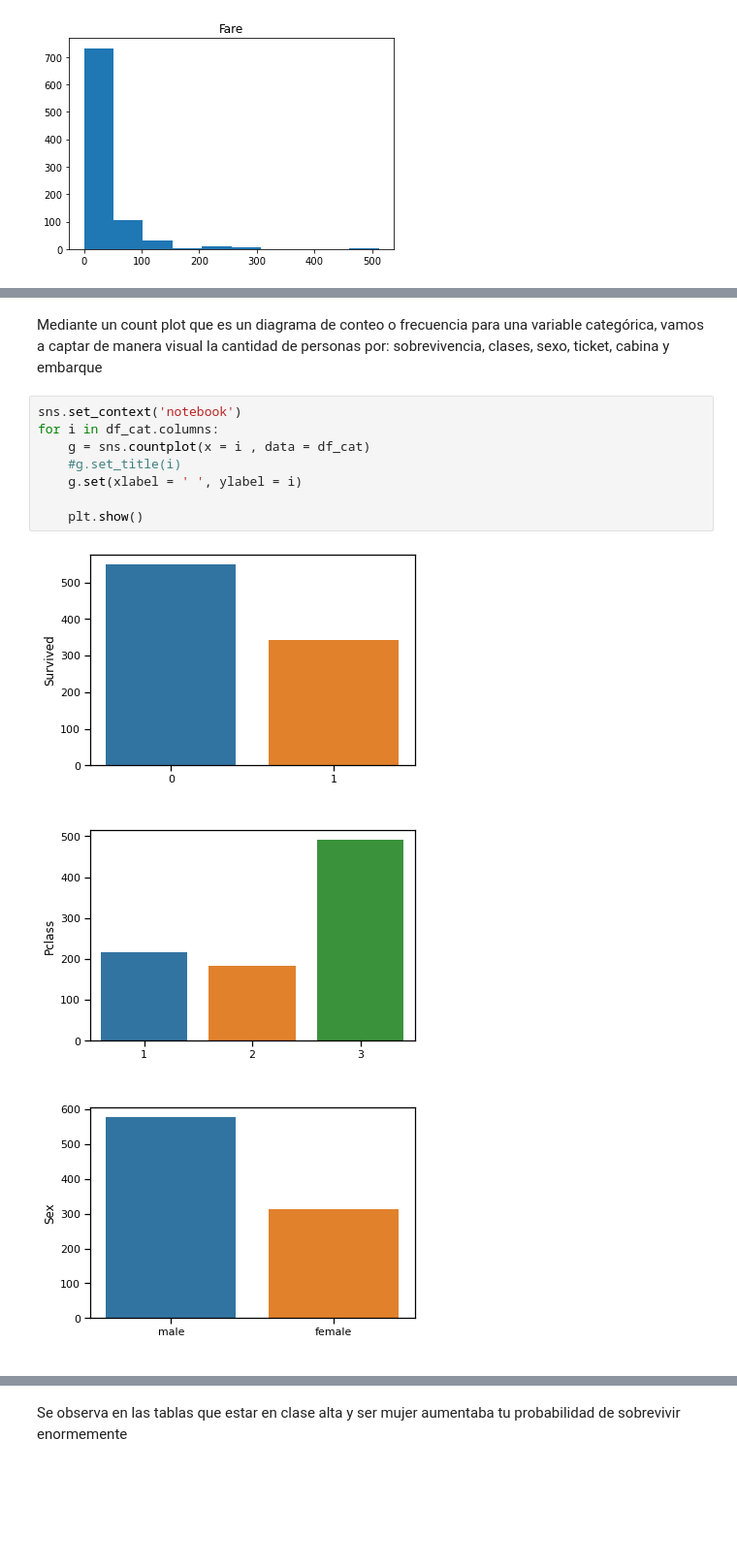
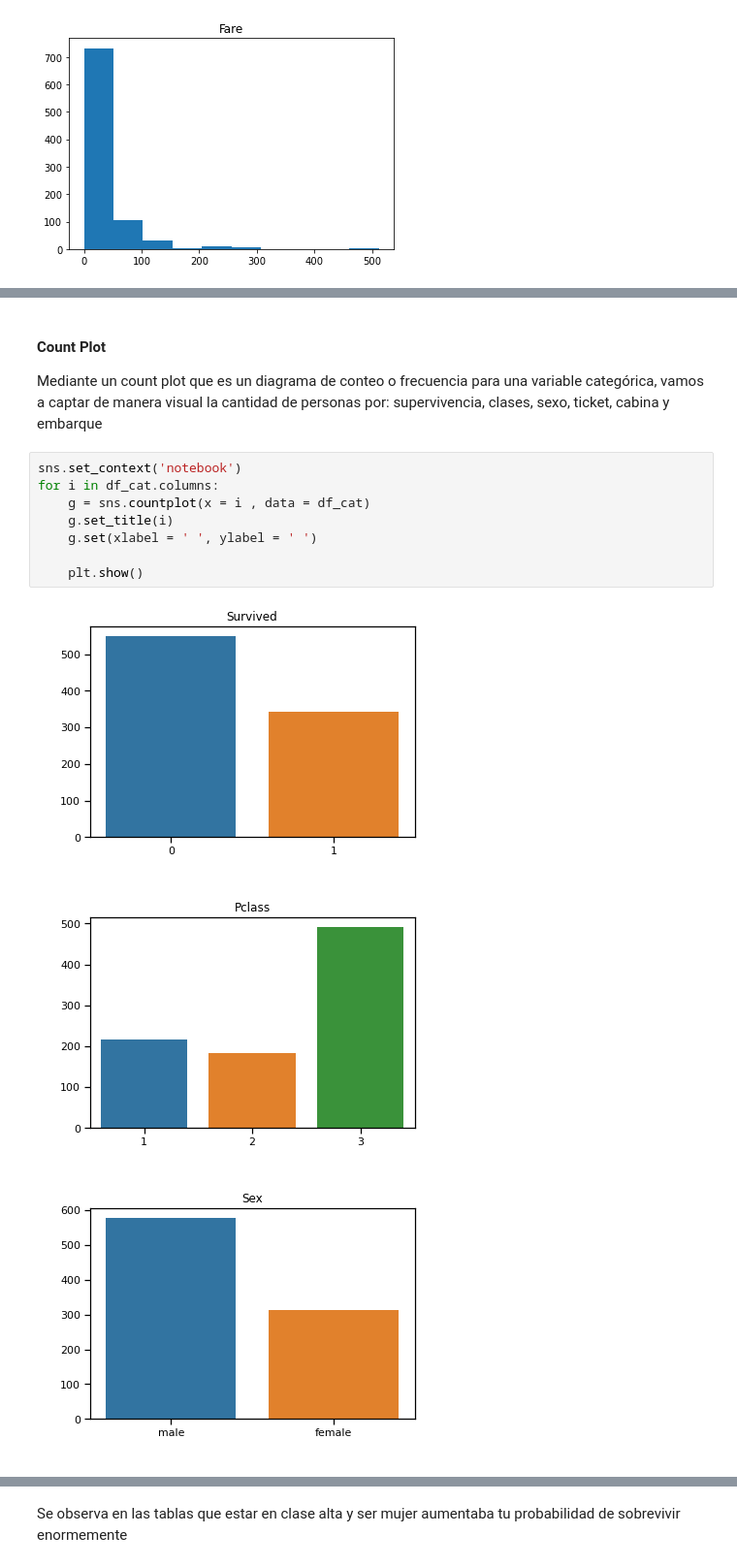
Before and after one commit to RichardSailema/Titanic-clasiffication-algorithms, a Jupyter notebook: Titanic Project.ipynb, the cells around one changed output, grey strips where cells are left out. Shown at 97% size. Cells and saved outputs as stored; diff of their text form; blank space fills up the shorter version.

```diff
--- a/Titanic Project.ipynb
+++ b/Titanic Project.ipynb
@@ -166,14 +190,16 @@ Total: 891
 # %% [markdown]
-Mediante un count plot que es un diagrama de conteo o frecuencia para una variable categórica, vamos a captar de manera visual la cantidad de personas por: sobrevivencia, clases, sexo, ticket, cabina y embarque
+#### Count Plot
+
+Mediante un count plot que es un diagrama de conteo o frecuencia para una variable categórica, vamos a captar de manera visual la cantidad de personas por: supervivencia, clases, sexo, ticket, cabina y embarque
 # %%
 sns.set_context('notebook')
 for i in df_cat.columns:
     g = sns.countplot(x = i , data = df_cat)
-    #g.set_title(i)
-    g.set(xlabel = ' ', ylabel = i)
+    g.set_title(i)
+    g.set(xlabel = ' ', ylabel = ' ')
 
     plt.show()
 # %% [output]
-[figure, old version]
+[figure, new version]
-[figure, old version]
+[figure, new version]
-[figure, old version]
+[figure, new version]
```
Also changed, not shown: parts of 76 cells of this notebook, 6 other files.
